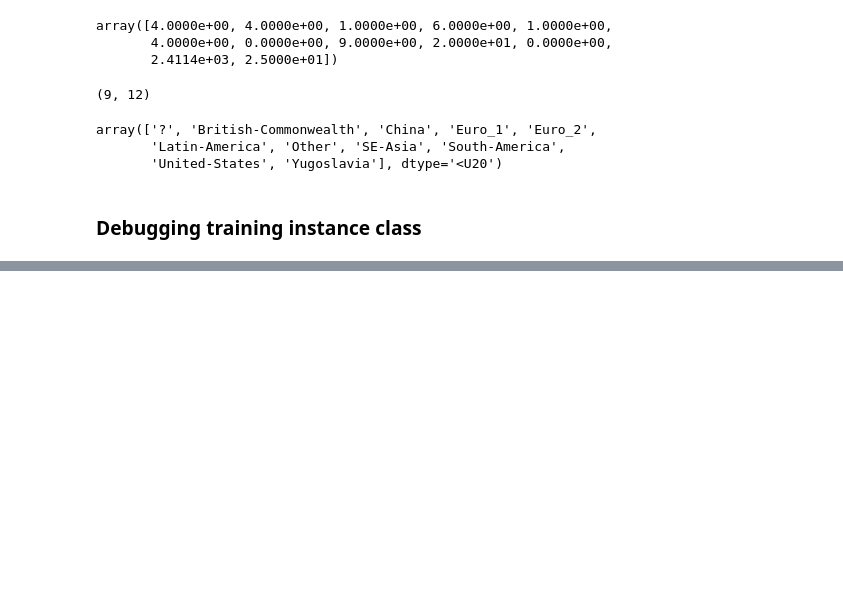
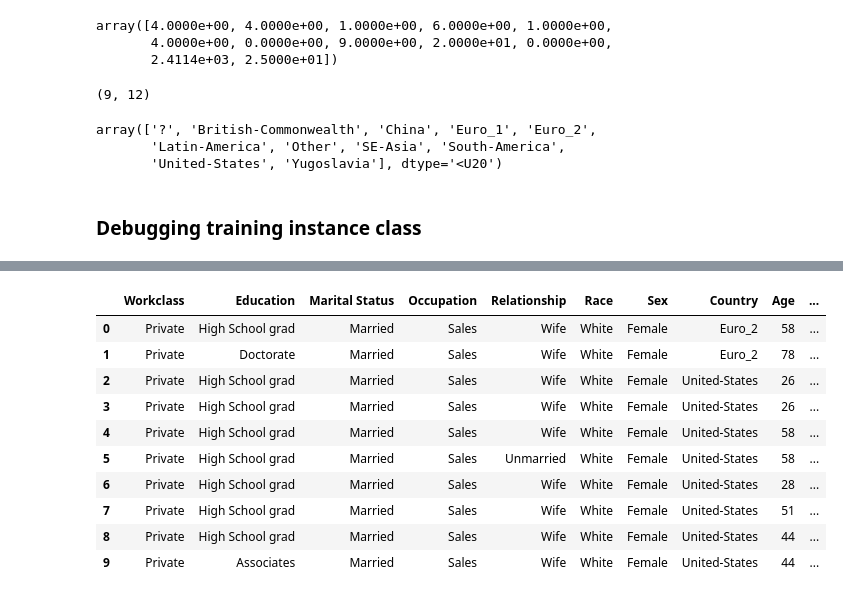
Before and after one commit to e-delaney/group_cfe, a Jupyter notebook: Group_CFE_Materials_Adult_Unscaled_github.ipynb, the cells around one changed output, grey strips where cells are left out. Saved outputs shown, nothing was run; the diff lists cells and outputs as text; code cells hidden in the pictures; blank space fills up the shorter version.

```diff
--- a/Group_CFE_Materials_Adult_Unscaled_github.ipynb
+++ b/Group_CFE_Materials_Adult_Unscaled_github.ipynb
@@ -512,0 +640,25 @@ len(np.where([((np.array_split(number_of_changes, len(boarderline_cases_))[insta
+# %%
+def material_df_generator(case):
+
+    material = []
+
+    for instance in range(5):
+
+        q_cf_pair = cfe_generator(boarderline_cases_[case])[instance]
+        q = q_cf_pair.cf_examples_list[0].test_instance_df.values[0]
+        cf = q_cf_pair.cf_examples_list[0].final_cfs_df.values[0]
+
+        material.append(q)
+        material.append(cf)
+
+    material_df = pd.DataFrame(material, columns=['Workclass', 'Education', 'Marital Status', 'Occupation', 'Relationship', 'Race', 'Sex', 'Country', 'Age', 'Capital Gain', 'Capital Loss', 'Hours per week', 'Income'])
+
+    for column_no in range(n_categories):
+        cat_vals = category_map[column_no]
+        cat_codes = list(range(len(cat_vals)))
+        cat_codes = [float(i) for i in cat_codes]
+        col_name = material_df.iloc[:,column_no].name
+        #print(col_name,cat_vals,cat_codes)
+        material_df[col_name].replace(cat_codes, cat_vals,inplace = True)
+
+    return material_df
@@ -512,0 +687,14 @@ len(np.where([((np.array_split(number_of_changes, len(boarderline_cases_))[insta
+# %%
+material_df_generator(191)
+# %% [output]
+|  | Workclass | Education | Marital Status | Occupation | Relationship | Race | Sex | Country | Age | ... |
+| 0 | Private | High School grad | Married | Sales | Wife | White | Female | Euro_2 | 58 | ... |
+| 1 | Private | Doctorate | Married | Sales | Wife | White | Female | Euro_2 | 78 | ... |
+| 2 | Private | High School grad | Married | Sales | Wife | White | Female | United-States | 26 | ... |
+| 3 | Private | High School grad | Married | Sales | Wife | White | Female | United-States | 26 | ... |
+| 4 | Private | High School grad | Married | Sales | Wife | White | Female | United-States | 58 | ... |
+| 5 | Private | High School grad | Married | Sales | Unmarried | White | Female | United-States | 58 | ... |
+| 6 | Private | High School grad | Married | Sales | Wife | White | Female | United-States | 28 | ... |
+| 7 | Private | High School grad | Married | Sales | Wife | White | Female | United-States | 51 | ... |
+| 8 | Private | High School grad | Married | Sales | Wife | White | Female | United-States | 44 | ... |
+| 9 | Private | Associates | Married | Sales | Wife | White | Female | United-States | 44 | ... |
```
Also changed, not shown: parts of 45 cells of this notebook.
